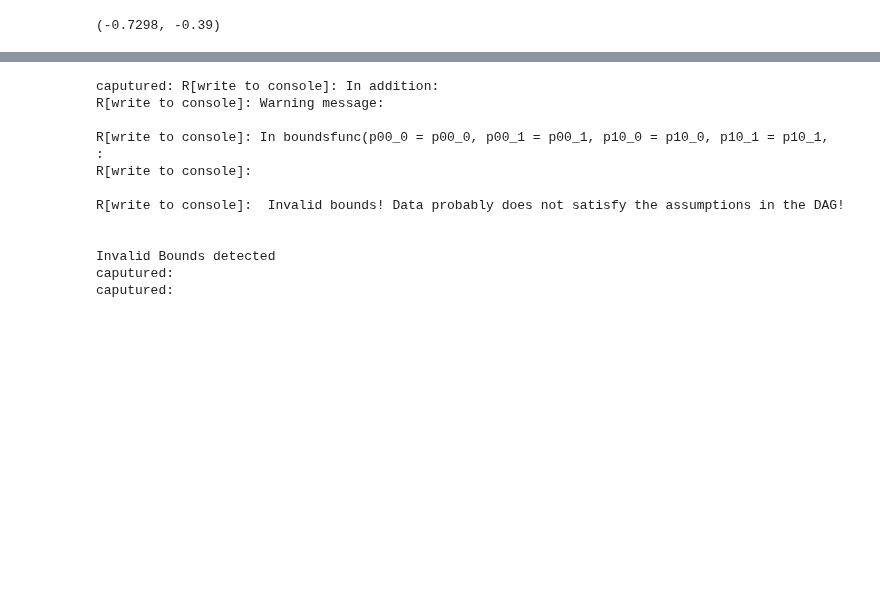
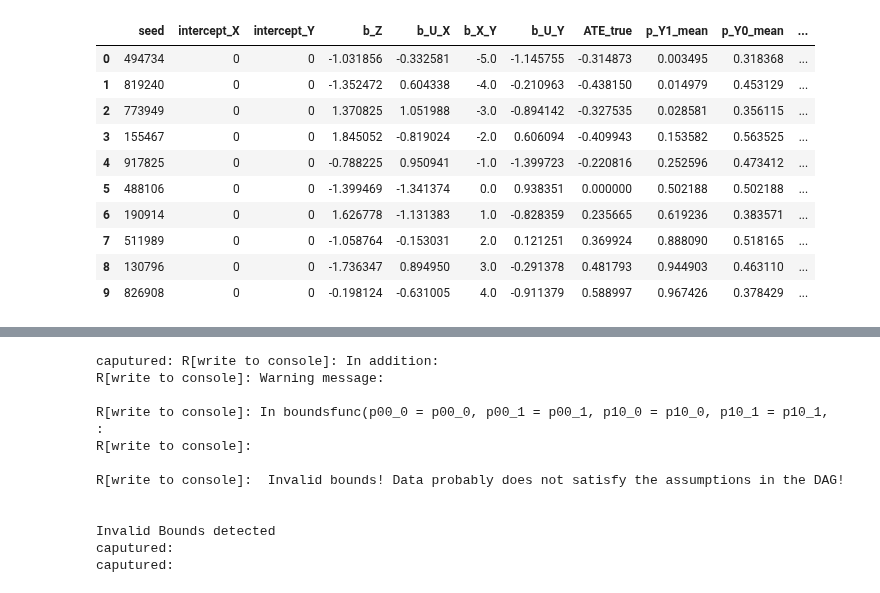
Before and after one commit to tmaringgele/causal-bounds, a Jupyter notebook: simulation_engine/test.ipynb, the cells around one changed output, grey strips where cells are left out. Drawn from its saved outputs; the diff is of its cells as text; code cells hidden in the pictures; blank space fills up the shorter version.

```diff
--- a/simulation_engine/test.ipynb
+++ b/simulation_engine/test.ipynb
@@ -27,16 +27,25 @@ data = BinaryIV.generate_data_rolling_ate(N_simulations=1)
-# %%
-sim = data.iloc[0]
-df = pd.DataFrame({'Y': sim['Y'], 'X': sim['X'], 'Z': sim['Z']})
-ZaffalonBounds.run_experiment_binaryIV_ATE(df)
-# %% [output]
-(-0.7298, -0.39)
 # %%
 binaryIV = BinaryIV('IV Dag', data)
 
-# binaryIV.bound_ate_2SLS()
-# binaryIV.bound_ate_causaloptim()
-# binaryIV.bound_ate_autobound()
-# binaryIV.bound_ate_entropy(entr=0.80)
+binaryIV.bound_ate_2SLS()
+binaryIV.bound_ate_causaloptim()
+binaryIV.bound_ate_autobound()
+binaryIV.bound_ate_entropy(entr=0.80)
 binaryIV.bound_ate_zaffalon()
+binaryIV.bound_ate_manski()
+
+data
+# %% [output]
+|  | seed | intercept_X | intercept_Y | b_Z | b_U_X | b_X_Y | b_U_Y | ATE_true | p_Y1_mean | p_Y0_mean | ... |
+| 0 | 494734 | 0 | 0 | -1.031856 | -0.332581 | -5.0 | -1.145755 | -0.314873 | 0.003495 | 0.318368 | ... |
+| 1 | 819240 | 0 | 0 | -1.352472 | 0.604338 | -4.0 | -0.210963 | -0.438150 | 0.014979 | 0.453129 | ... |
+| 2 | 773949 | 0 | 0 | 1.370825 | 1.051988 | -3.0 | -0.894142 | -0.327535 | 0.028581 | 0.356115 | ... |
+| 3 | 155467 | 0 | 0 | 1.845052 | -0.819024 | -2.0 | 0.606094 | -0.409943 | 0.153582 | 0.563525 | ... |
+| 4 | 917825 | 0 | 0 | -0.788225 | 0.950941 | -1.0 | -1.399723 | -0.220816 | 0.252596 | 0.473412 | ... |
+| 5 | 488106 | 0 | 0 | -1.399469 | -1.341374 | 0.0 | 0.938351 | 0.000000 | 0.502188 | 0.502188 | ... |
+| 6 | 190914 | 0 | 0 | 1.626778 | -1.131383 | 1.0 | -0.828359 | 0.235665 | 0.619236 | 0.383571 | ... |
+| 7 | 511989 | 0 | 0 | -1.058764 | -0.153031 | 2.0 | 0.121251 | 0.369924 | 0.888090 | 0.518165 | ... |
+| 8 | 130796 | 0 | 0 | -1.736347 | 0.894950 | 3.0 | -0.291378 | 0.481793 | 0.944903 | 0.463110 | ... |
+| 9 | 826908 | 0 | 0 | -0.198124 | -0.631005 | 4.0 | -0.911379 | 0.588997 | 0.967426 | 0.378429 | ... |
 # %%
 binaryIV.data
```
Also changed, not shown: parts of 2 cells of this notebook, 1 other file.
